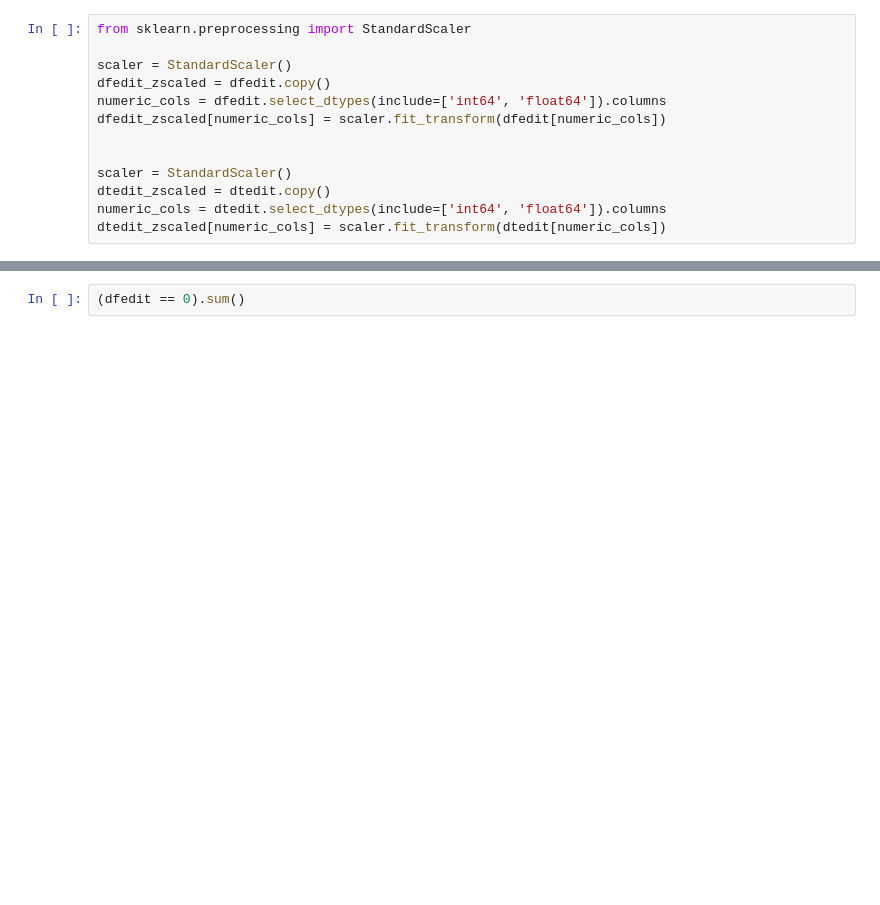
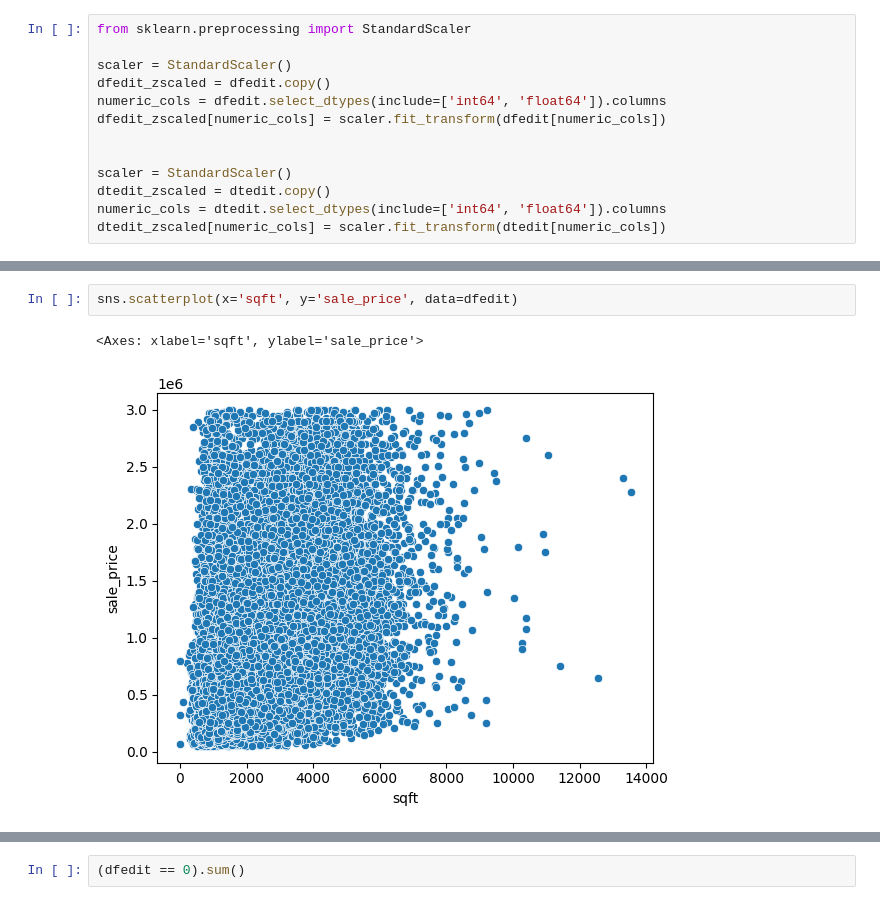
Before and after one commit to hosamrostom/Machine-Learning-Neural-Networks-Projects, a Jupyter notebook: 🏠 House Price Prediction - Quantile Regression & Uncertainty Estimation (Winkler Score)/House Price Prediction.ipynb, the cells around one changed output, grey strips where cells are left out. Saved outputs shown, nothing was run; the diff lists cells and outputs as text; blank space fills up the shorter version.

```diff
--- a/🏠 House Price Prediction - Quantile Regression & Uncertainty Estimation (Winkler Score)/House Price Prediction.ipynb
+++ b/🏠 House Price Prediction - Quantile Regression & Uncertainty Estimation (Winkler Score)/House Price Prediction.ipynb
@@ -158,0 +175,5 @@ xtest=dtedit._get_numeric_data()
+# %%
+sns.scatterplot(x='sqft', y='sale_price', data=dfedit)
+# %% [output]
+<Axes: xlabel='sqft', ylabel='sale_price'>
+[figure, added]
```
Also changed, not shown: parts of 9 cells of this notebook.
